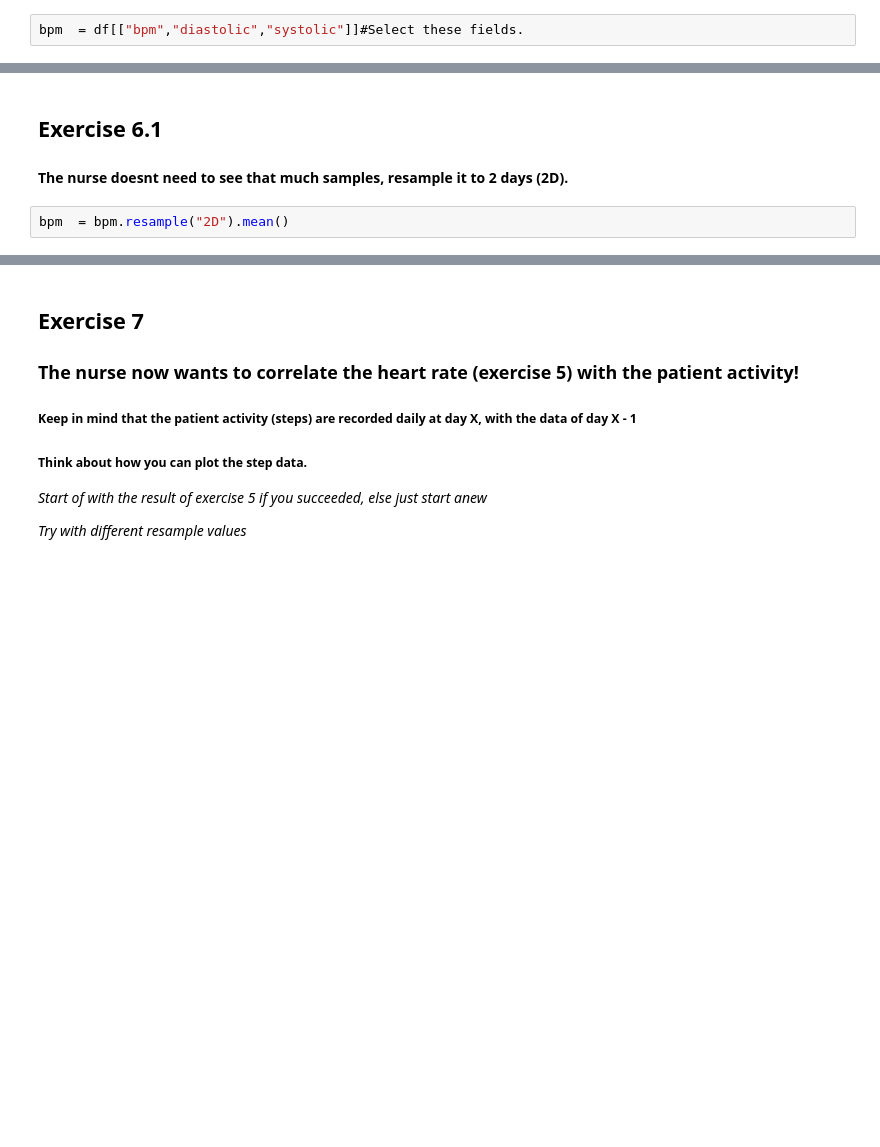
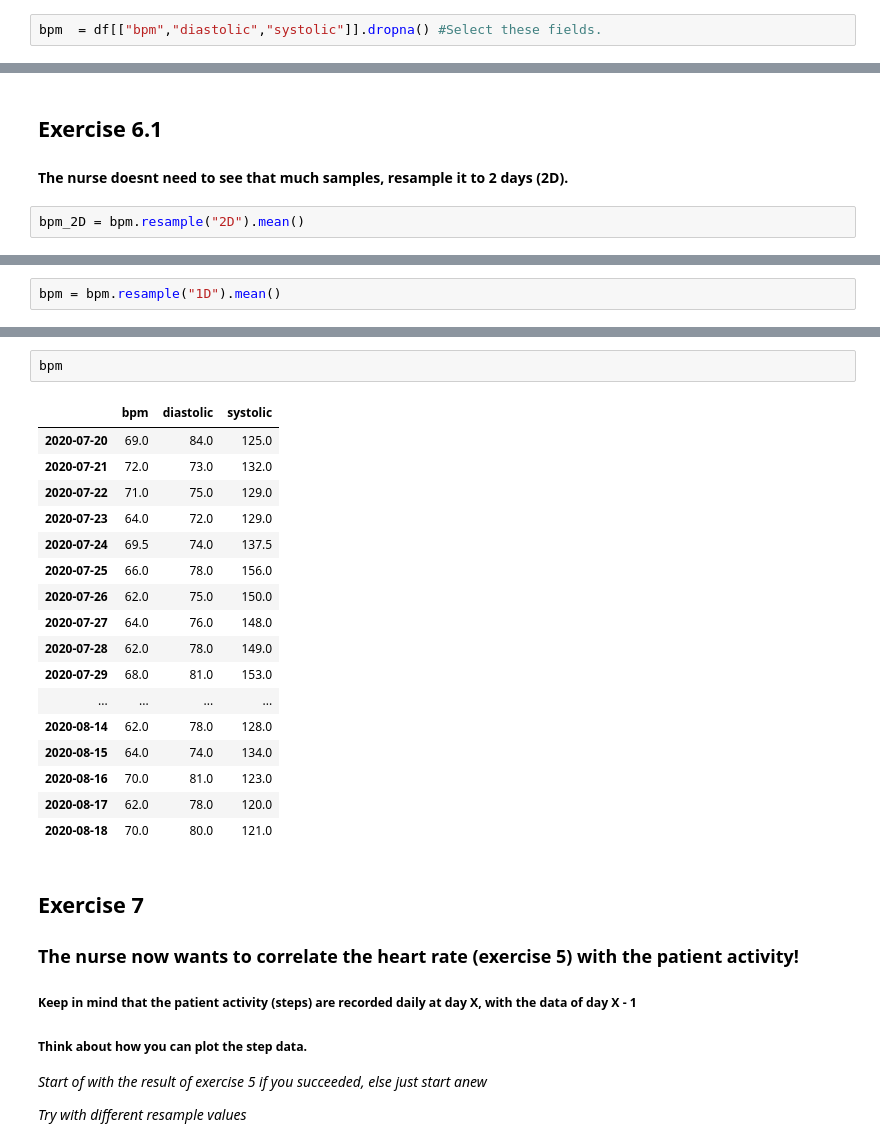
Before and after one commit to vohcolab/PandaViz-Workshop, a Jupyter notebook: Beatnik Use case/Exercise Book.ipynb, the cells around one changed output, grey strips where cells are left out. Saved outputs shown, nothing was run; the diff lists cells and outputs as text; blank space fills up the shorter version.

```diff
--- a/Beatnik Use case/Exercise Book.ipynb
+++ b/Beatnik Use case/Exercise Book.ipynb
@@ -306,5 +312,5 @@ But dont forget to add whatever tools you deem necessary!
 # %%
-bpm  = df[["bpm","diastolic","systolic"]]#Select these fields.
+bpm  = df[["bpm","diastolic","systolic"]].dropna() #Select these fields.
 # %%
 fig = figure(width=800,height=500,x_axis_type="datetime",x_axis_label="Time",y_axis_label="Values",x_range=Range1d(start = interval[0],end=interval[1],bounds=interval),tools="hover,save")
 
@@ -323,7 +329,7 @@ show(fig)
 ## Exercise 6.1
 #### The nurse doesnt need to see that much samples, resample it to 2 days (2D).
 # %%
-bpm  = bpm.resample("2D").mean()
+bpm_2D = bpm.resample("2D").mean()
 # %%
 fig = figure(width=800,height=500,x_axis_type="datetime",x_axis_label="Time",y_axis_label="Values",x_range=Range1d(start = interval[0],end=interval[1],bounds=interval),tools="hover,save")
 
@@ -339,0 +352,2 @@ show(fig)
+# %%
+bpm = bpm.resample("1D").mean()
@@ -340,3 +409,23 @@ show(fig)
+# %%
+bpm
+# %% [output]
+|  | bpm | diastolic | systolic |
+| 2020-07-20 | 69.0 | 84.0 | 125.0 |
+| 2020-07-21 | 72.0 | 73.0 | 132.0 |
+| 2020-07-22 | 71.0 | 75.0 | 129.0 |
+| 2020-07-23 | 64.0 | 72.0 | 129.0 |
+| 2020-07-24 | 69.5 | 74.0 | 137.5 |
+| 2020-07-25 | 66.0 | 78.0 | 156.0 |
+| 2020-07-26 | 62.0 | 75.0 | 150.0 |
+| 2020-07-27 | 64.0 | 76.0 | 148.0 |
+| 2020-07-28 | 62.0 | 78.0 | 149.0 |
+| 2020-07-29 | 68.0 | 81.0 | 153.0 |
+| ... | ... | ... | ... |
+| 2020-08-14 | 62.0 | 78.0 | 128.0 |
+| 2020-08-15 | 64.0 | 74.0 | 134.0 |
+| 2020-08-16 | 70.0 | 81.0 | 123.0 |
+| 2020-08-17 | 62.0 | 78.0 | 120.0 |
+| 2020-08-18 | 70.0 | 80.0 | 121.0 |
 # %% [markdown]
 ## Exercise 7
 ### The nurse now wants to correlate the heart rate (exercise 5) with the patient activity!
```
Also changed, not shown: parts of 15 cells of this notebook, 1 other file.
